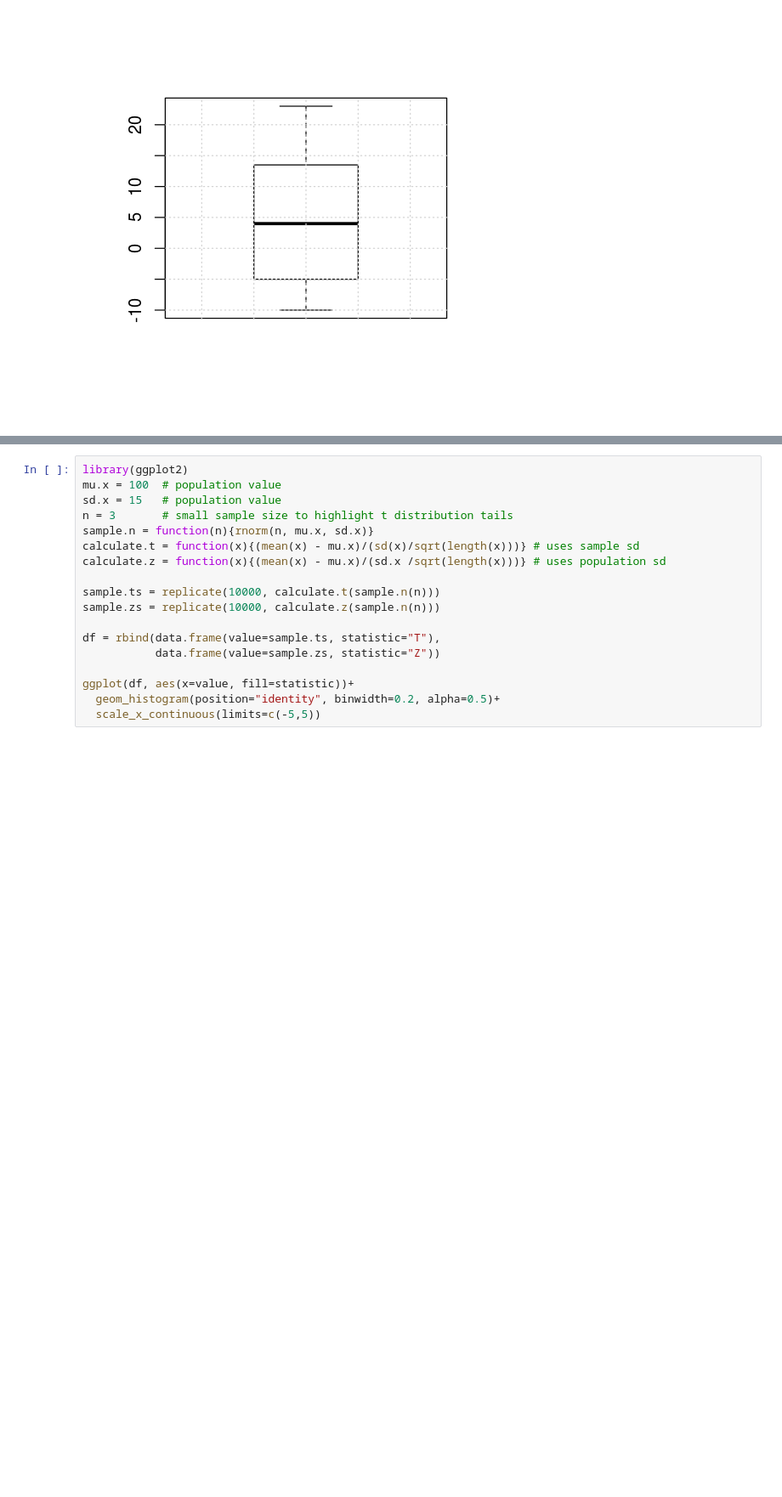
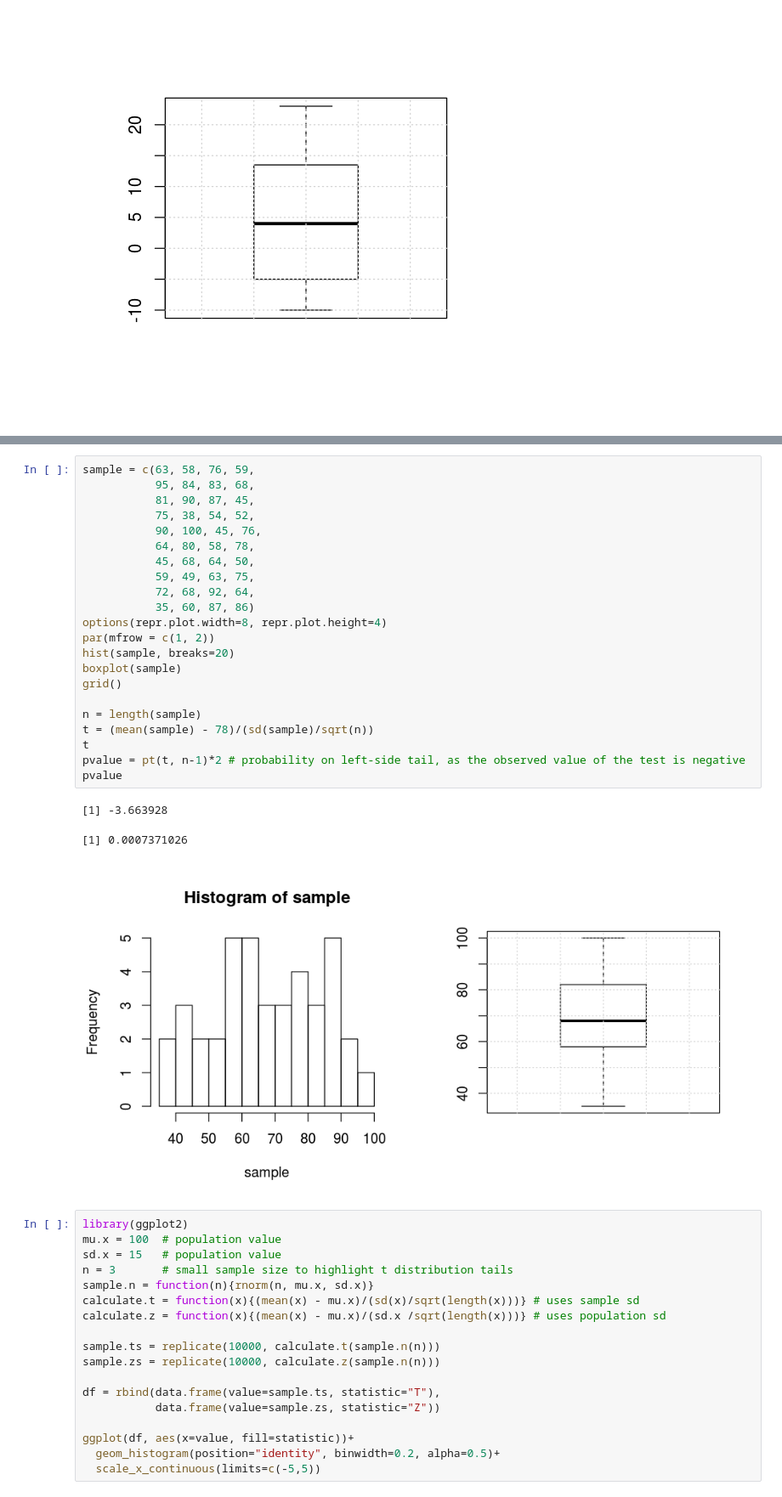
Before and after one commit to ebusato/jupyter_R, a Jupyter notebook: Student t.ipynb, the cells around one changed output, grey strips where cells are left out. Shown at 85% size. Cells and saved outputs as stored; diff of their text form; blank space fills up the shorter version.

```diff
--- a/Student t.ipynb
+++ b/Student t.ipynb
@@ -68,3 +85,29 @@ Conclusion: the weight loss is, at the 95% CL, not different from 0.
+# %%
+sample = c(63, 58, 76, 59,
+           95, 84, 83, 68,
+           81, 90, 87, 45,
+           75, 38, 54, 52,
+           90, 100, 45, 76,
+           64, 80, 58, 78,
+           45, 68, 64, 50,
+           59, 49, 63, 75,
+           72, 68, 92, 64,
+           35, 60, 87, 86)
+options(repr.plot.width=8, repr.plot.height=4)
+par(mfrow = c(1, 2))
+hist(sample, breaks=20)
+boxplot(sample)
+grid()
+
+n = length(sample)
+t = (mean(sample) - 78)/(sd(sample)/sqrt(n))
+t
+pvalue = pt(t, n-1)*2 # probability on left-side tail, as the observed value of the test is negative
+pvalue
+# %% [output]
+[1] -3.663928
+[1] 0.0007371026
+[figure, added]
 # %%
 library(ggplot2)
 mu.x = 100  # population value
```
Also changed, not shown: parts of 3 cells of this notebook.
